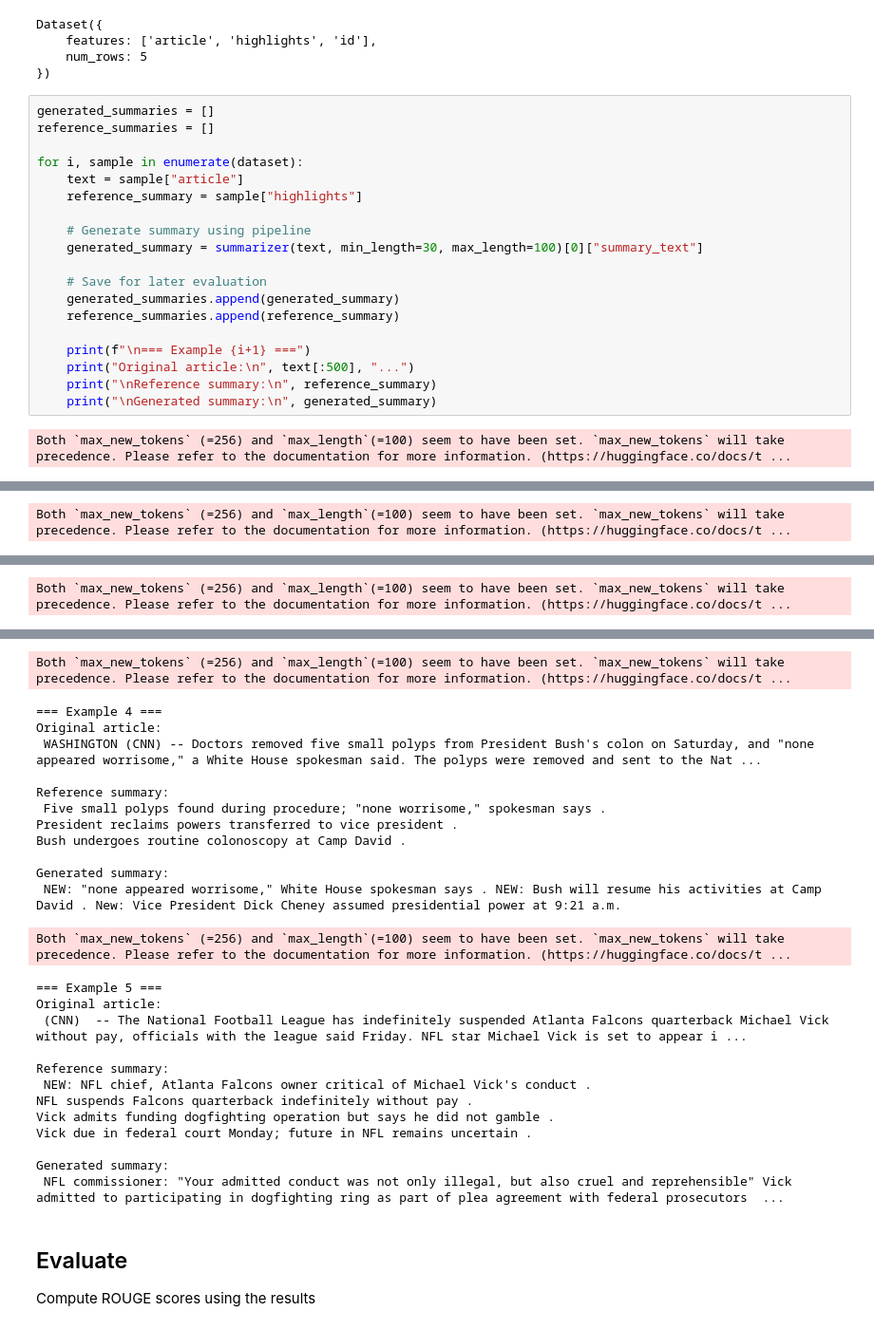
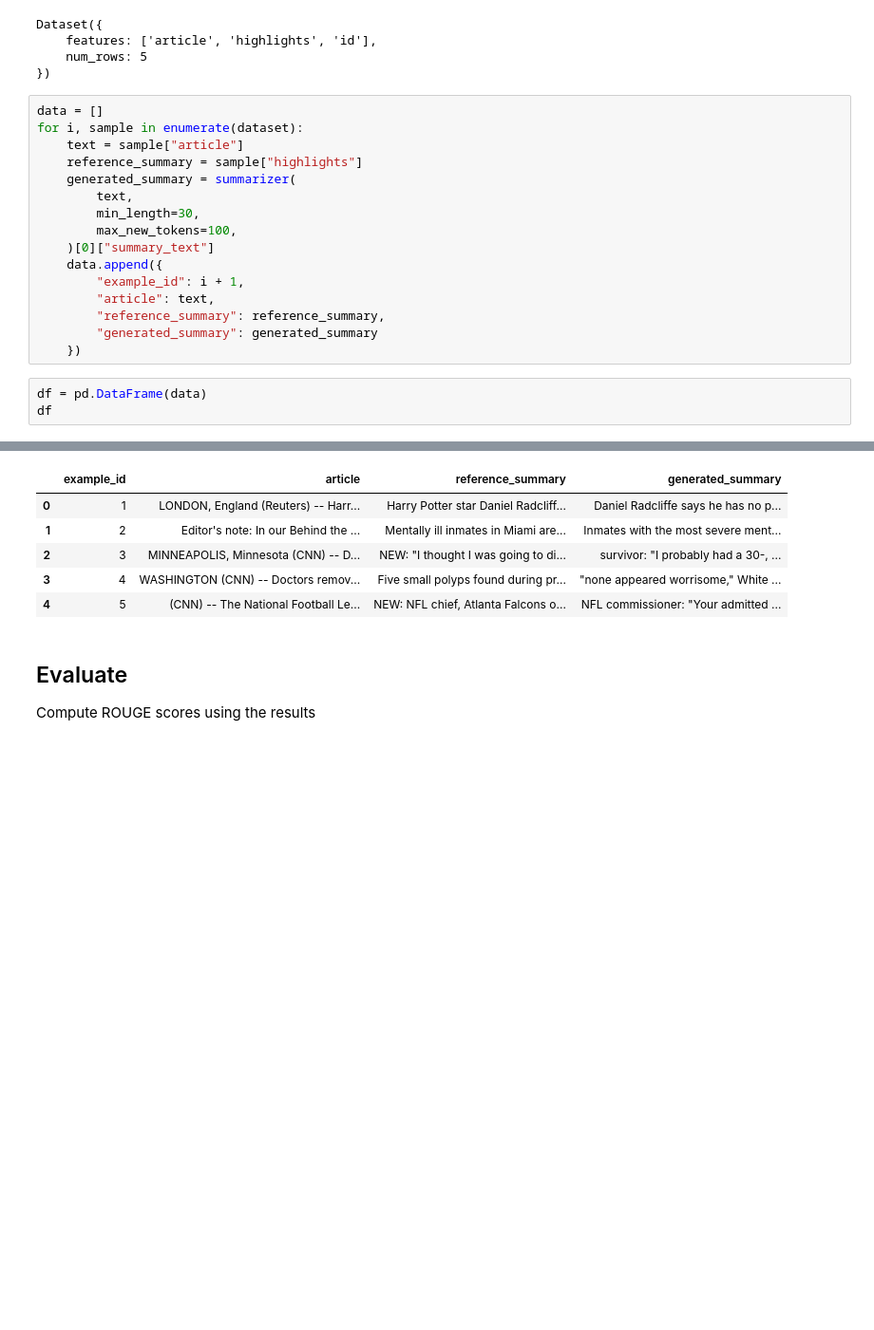
Before and after one commit to bogdanrymar/lab4, a Jupyter notebook: lab3/lab3.ipynb, the cells around one changed output, grey strips where cells are left out. Shown: that part at 95% size. Saved outputs shown, nothing was run; the diff lists cells and outputs as text; blank space fills up the shorter version.

```diff
--- a/lab3/lab3.ipynb
+++ b/lab3/lab3.ipynb
@@ -132,24 +184,23 @@ Dataset({
     features: ['article', 'highlights', 'id'],
     num_rows: 5
 })
+# %%
+data = []
+for i, sample in enumerate(dataset):
+    text = sample["article"]
+    reference_summary = sample["highlights"]
+    generated_summary = summarizer(
+        text,
+        min_length=30,
+        max_new_tokens=100,
+    )[0]["summary_text"]
+    data.append({
+        "example_id": i + 1,
+        "article": text,
+        "reference_summary": reference_summary,
+        "generated_summary": generated_summary
+    })
 # %%
-generated_summaries = []
-reference_summaries = []
-
-for i, sample in enumerate(dataset):
-    text = sample["article"]
-    reference_summary = sample["highlights"]
-
-    # Generate summary using pipeline
-    generated_summary = summarizer(text, min_length=30, max_length=100)[0]["summary_text"]
-
-    # Save for later evaluation
-    generated_summaries.append(generated_summary)
-    reference_summaries.append(reference_summary)
-
-    print(f"\n=== Example {i+1} ===")
-    print("Original article:\n", text[:500], "...")
-    print("\nReference summary:\n", reference_summary)
-    print("\nGenerated summary:\n", generated_summary)
+df = pd.DataFrame(data)
+df
 # %% [output]
-Both `max_new_tokens` (=256) and `max_length`(=100) seem to have been set. `max_new_tokens` will take precedence. Please refer to the documentation for more information. (https://huggingface.co/docs/t ...
@@ -167 +206,0 @@ Generated summary:
-Both `max_new_tokens` (=256) and `max_length`(=100) seem to have been set. `max_new_tokens` will take precedence. Please refer to the documentation for more information. (https://huggingface.co/docs/t ...
@@ -180 +206,0 @@ Generated summary:
-Both `max_new_tokens` (=256) and `max_length`(=100) seem to have been set. `max_new_tokens` will take precedence. Please refer to the documentation for more information. (https://huggingface.co/docs/t ...
@@ -193,28 +207,9 @@ Generated summary:
-Both `max_new_tokens` (=256) and `max_length`(=100) seem to have been set. `max_new_tokens` will take precedence. Please refer to the documentation for more information. (https://huggingface.co/docs/t ...
-=== Example 4 ===
-Original article:
- WASHINGTON (CNN) -- Doctors removed five small polyps from President Bush's colon on Saturday, and "none appeared worrisome," a White House spokesman said. The polyps were removed and sent to the Nat ...
-
-Reference summary:
- Five small polyps found during procedure; "none worrisome," spokesman says .
-President reclaims powers transferred to vice president .
-Bush undergoes routine colonoscopy at Camp David .
-
-Generated summary:
- NEW: "none appeared worrisome," White House spokesman says . NEW: Bush will resume his activities at Camp David . New: Vice President Dick Cheney assumed presidential power at 9:21 a.m.
-Both `max_new_tokens` (=256) and `max_length`(=100) seem to have been set. `max_new_tokens` will take precedence. Please refer to the documentation for more information. (https://huggingface.co/docs/t ...
-=== Example 5 ===
-Original article:
- (CNN)  -- The National Football League has indefinitely suspended Atlanta Falcons quarterback Michael Vick without pay, officials with the league said Friday. NFL star Michael Vick is set to appear i ...
-
-Reference summary:
- NEW: NFL chief, Atlanta Falcons owner critical of Michael Vick's conduct .
-NFL suspends Falcons quarterback indefinitely without pay .
-Vick admits funding dogfighting operation but says he did not gamble .
-Vick due in federal court Monday; future in NFL remains uncertain .
-
-Generated summary:
- NFL commissioner: "Your admitted conduct was not only illegal, but also cruel and reprehensible" Vick admitted to participating in dogfighting ring as part of plea agreement with federal prosecutors  ...
+|  | example_id | article | reference_summary | generated_summary |
+| 0 | 1 | LONDON, England (Reuters) -- Harr... | Harry Potter star Daniel Radcliff... | Daniel Radcliffe says he has no p... |
+| 1 | 2 | Editor's note: In our Behind the ... | Mentally ill inmates in Miami are... | Inmates with the most severe ment... |
+| 2 | 3 | MINNEAPOLIS, Minnesota (CNN) -- D... | NEW: "I thought I was going to di... | survivor: "I probably had a 30-, ... |
+| 3 | 4 | WASHINGTON (CNN) -- Doctors remov... | Five small polyps found during pr... | "none appeared worrisome," White ... |
+| 4 | 5 | (CNN) -- The National Football Le... | NEW: NFL chief, Atlanta Falcons o... | NFL commissioner: "Your admitted ... |
 # %% [markdown]
 ## Evaluate
 
```
Also changed, not shown: parts of 19 cells of this notebook, 1 other file.
